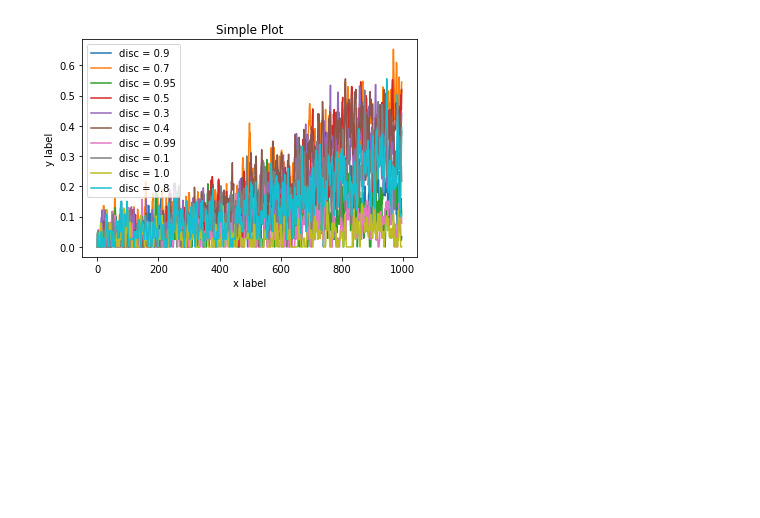
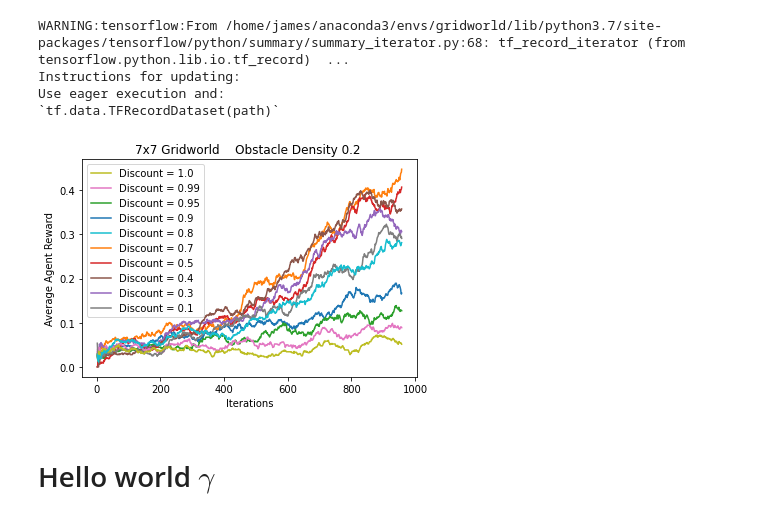
Before and after one commit to Jamesellis51015/Multi-Agent-Path-Finding-with-Reinforcement-Learning, a Jupyter notebook: Experiments/plots/plotExperimets.ipynb, the cells around one changed output. Cells and saved outputs as stored; diff of their text form; code cells hidden in the pictures; blank space fills up the shorter version.

Commit message:
plot: confidence bound not done yet

```diff
--- a/Experiments/plots/plotExperimets.ipynb
+++ b/Experiments/plots/plotExperimets.ipynb
@@ -92,21 +134,29 @@ def plot(ax, data, field, plot_term, smooth = None):
 # %%
 file = '/home/james/Desktop/Gridworld/test/test2'
 
 fig, ax = plt.subplots()
 
 all_data = get_event_data(file)
 
 filter_terms = ["envsize_7"]
 field = "agent_dones"
 plot_term = "disc"
+params = {"title": "7x7 Gridworld    Obstacle Density 0.2 ",
+         "xlabel": "Iterations",
+         "ylabel": "Average Agent Reward",
+         "aliasplotterm": "Discount"}
 
 data = filter(all_data, filter_terms)
-plot(ax, data, field, plot_term, smooth=2)
+plot(ax, data, field, plot_term, params, smooth=40)
 
-ax.set_xlabel('x label')  # Add an x-label to the axes.
-ax.set_ylabel('y label')  # Add a y-label to the axes.
-ax.set_title("Simple Plot")  # Add a title to the axes.
-ax.legend()  # Add a legend.
+#ax.set_xlabel('x label')  # Add an x-label to the axes.
+#ax.set_ylabel('y label')  # Add a y-label to the axes.
+#ax.set_title("Simple Plot")  # Add a title to the axes.
+#ax.legend()  # Add a legend.
 plt.show()
 # %% [output]
+WARNING:tensorflow:From /home/james/anaconda3/envs/gridworld/lib/python3.7/site-packages/tensorflow/python/summary/summary_iterator.py:68: tf_record_iterator (from tensorflow.python.lib.io.tf_record)  ...
+Instructions for updating:
+Use eager execution and:
+`tf.data.TFRecordDataset(path)`
-[figure, old version]
+[figure, new version]
@@ -112,0 +166,2 @@ plt.show()
+# %% [markdown]
+# Hello world $\gamma$
```
Also changed, not shown: parts of 3 cells of this notebook, 1 other file.
